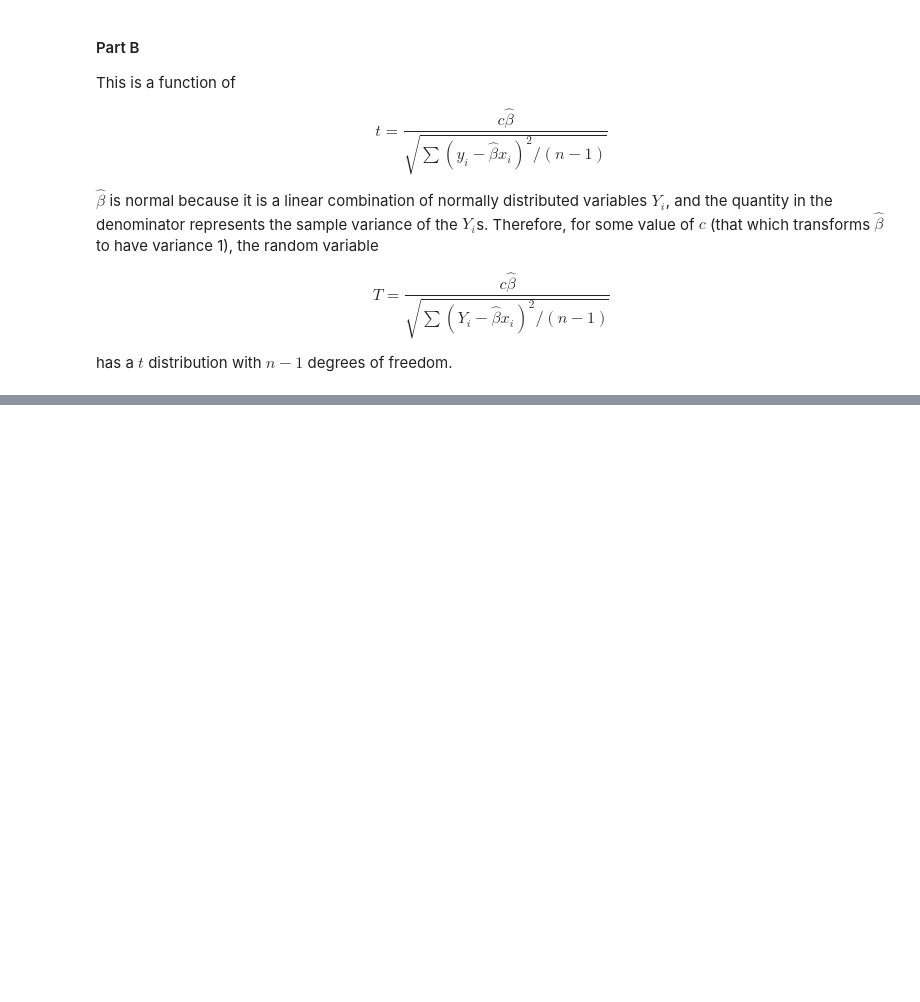
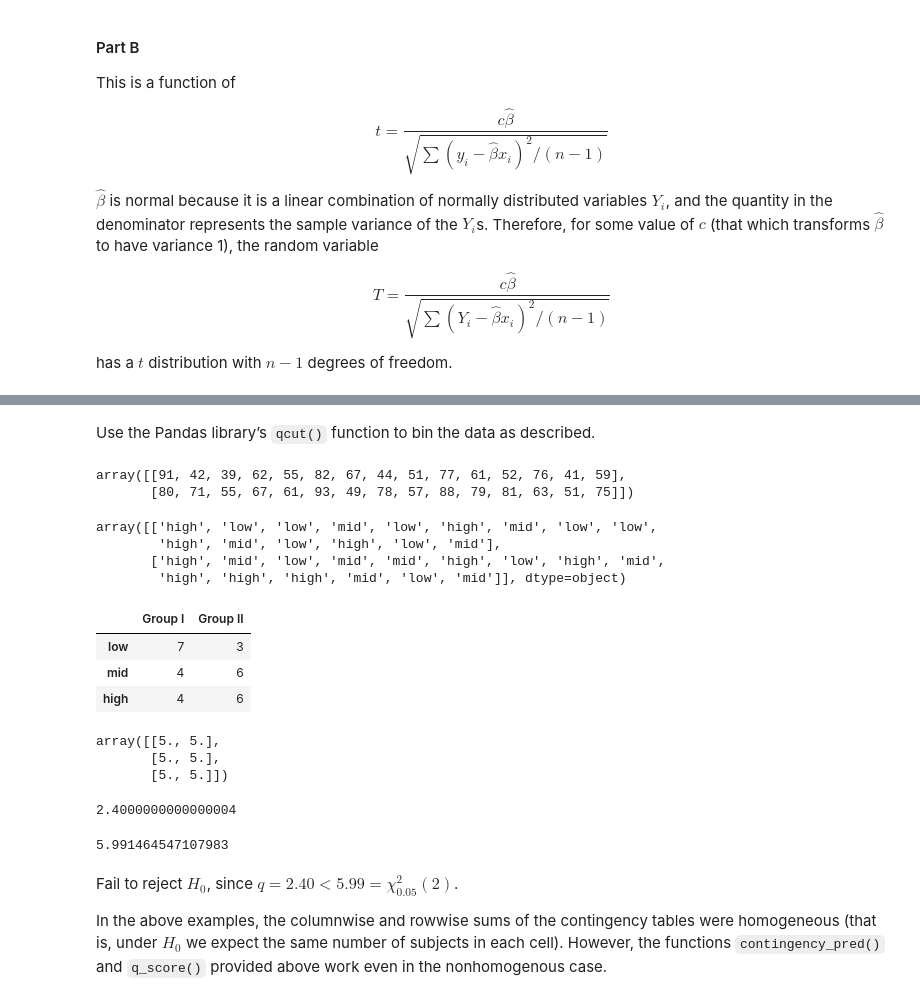
Before and after one commit to maxkapur/maxkapur.github.io, a Jupyter notebook: math/stats.ipynb, the cells around one changed output, grey strips where cells are left out. Cells and saved outputs as stored; diff of their text form; code cells hidden in the pictures; blank space fills up the shorter version.

```diff
--- a/math/stats.ipynb
+++ b/math/stats.ipynb
@@ -1326,0 +1390,49 @@ has a $t$ distribution with $n-1$ degrees of freedom.
+# %% [markdown]
+Use the Pandas library&rsquo;s `qcut()` function to bin the data as described.
+# %%
+# 9.2.3
+u = np.vectorize(int)(np.array('91 42 39 62 55 82 67 44 51 77 61 52 76 41 59'.split()))
+v = np.vectorize(int)(np.array('80 71 55 67 61 93 49 78 57 88 79 81 63 51 75'.split()))
+x = np.stack((u, v))
+x
+# %% [output]
+array([[91, 42, 39, 62, 55, 82, 67, 44, 51, 77, 61, 52, 76, 41, 59],
+       [80, 71, 55, 67, 61, 93, 49, 78, 57, 88, 79, 81, 63, 51, 75]])
+# %%
+x_binned = pd.qcut(x.flatten(), q=3, labels=['low','mid','high']).get_values().reshape(x.shape)
+x_binned
+# %% [output]
+array([['high', 'low', 'low', 'mid', 'low', 'high', 'mid', 'low', 'low',
+        'high', 'mid', 'low', 'high', 'low', 'mid'],
+       ['high', 'mid', 'low', 'mid', 'mid', 'high', 'low', 'high', 'mid',
+        'high', 'high', 'high', 'mid', 'low', 'mid']], dtype=object)
+# %%
+x_grouped = dict(zip(['Group I','Group II'], [pd.value_counts(i).loc[['low','mid','high']].values for i in x_binned]))
+x_grouped = pd.DataFrame(x_grouped)
+x_grouped.index = ['low','mid','high']
+x_grouped
+# %% [output]
+|  | Group I | Group II |
+| low | 7 | 3 |
+| mid | 4 | 6 |
+| high | 4 | 6 |
+# %%
+# Under the null hypothesis, each bin contains 5 students
+contingency_pred(x_grouped.to_numpy())
+# %% [output]
+array([[5., 5.],
+       [5., 5.],
+       [5., 5.]])
+# %%
+q_score(x_grouped.to_numpy())
+# %% [output]
+2.4000000000000004
+# %%
+# Critical value for alpha = 0.05
+chi2.isf(.05, 2)
+# %% [output]
+5.991464547107983
+# %% [markdown]
+Fail to reject $H_0$, since $q = 2.40 \lt 5.99 = \chi_{0.05}^2 (2)$.
+
+In the above examples, the columnwise and rowwise sums of the contingency tables were homogeneous (that is, under $H_0$ we expect the same number of subjects in each cell). However, the functions `contingency_pred()` and `q_score()` provided above work even in the nonhomogenous case.
```
Also changed, not shown: parts of 20 cells of this notebook, 1 other file.
